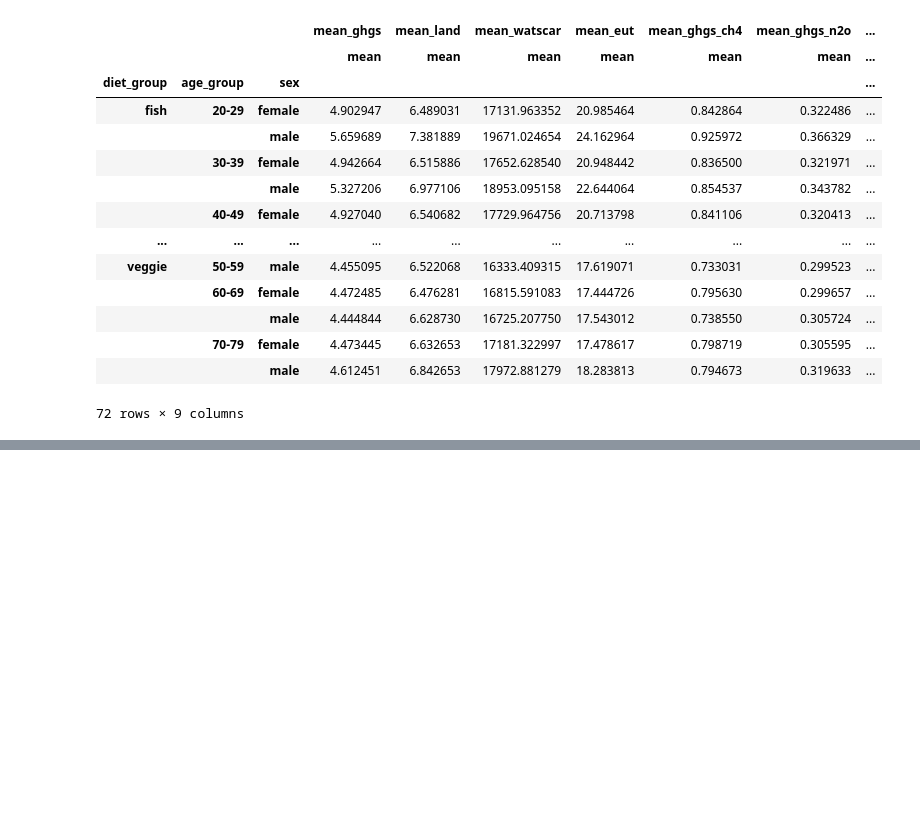
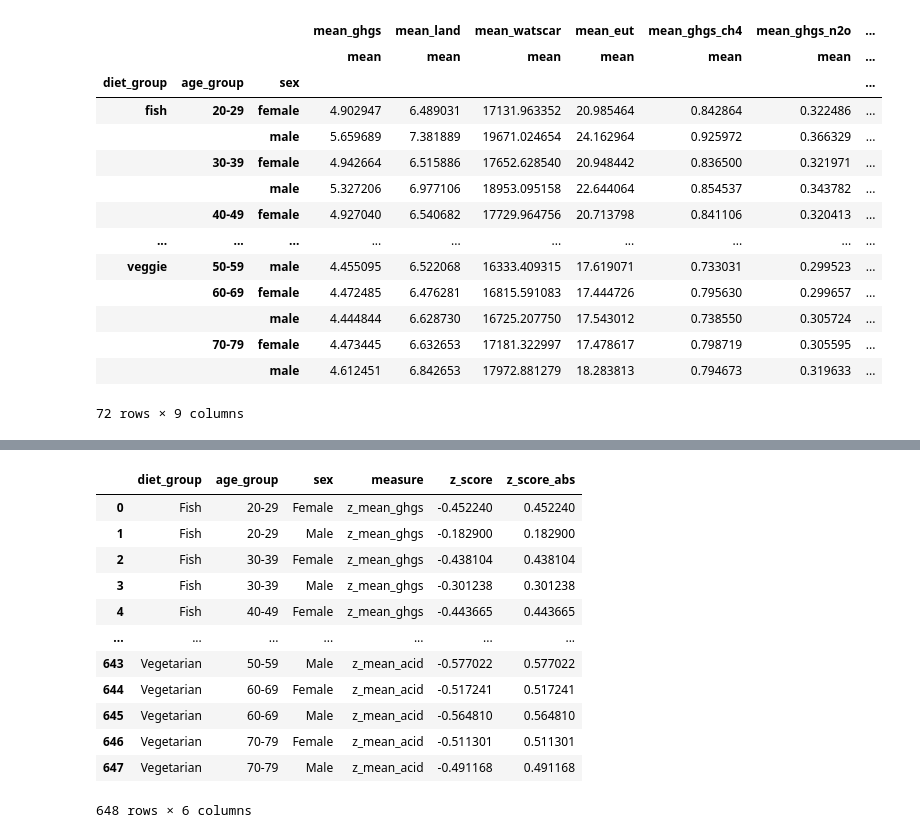
Before and after one commit to kr4m123/COMP4037-Coursework-2, a Jupyter notebook: treemap_full.ipynb, the cells around one changed output, grey strips where cells are left out. Saved outputs shown, nothing was run; the diff lists cells and outputs as text; code cells hidden in the pictures; blank space fills up the shorter version.

Commit message:
Changes to measure names

```diff
--- a/treemap_full.ipynb
+++ b/treemap_full.ipynb
@@ -94,0 +84,3 @@ agg_df.head()
+# %%
+pd.set_option('display.max_columns', None)
+agg_df.head()
@@ -101,9 +100,25 @@ long_df = agg_df.melt(
     var_name='measure',
     value_name='z_score'
 )
-# rename the measures in the measure column
-# (gets rid of the z_)
-long_df['measure'] = long_df['measure'].str.replace('z_', '').str.replace('_', ' ').str.title()
+# # rename the measures in the measure column
+# # (gets rid of the z_)
+# long_df['measure'] = long_df['measure'].str.replace('z_', '').str.replace('_', ' ').str.title()
 
 # calculates an absolute z score for treemap area
 long_df.loc[:, 'z_score_abs'] = long_df['z_score'].abs()
+# %%
+long_df
+# %% [output]
+|  | diet_group | age_group | sex | measure | z_score | z_score_abs |
+| 0 | Fish | 20-29 | Female | z_mean_ghgs | -0.452240 | 0.452240 |
+| 1 | Fish | 20-29 | Male | z_mean_ghgs | -0.182900 | 0.182900 |
+| 2 | Fish | 30-39 | Female | z_mean_ghgs | -0.438104 | 0.438104 |
+| 3 | Fish | 30-39 | Male | z_mean_ghgs | -0.301238 | 0.301238 |
+| 4 | Fish | 40-49 | Female | z_mean_ghgs | -0.443665 | 0.443665 |
+| ... | ... | ... | ... | ... | ... | ... |
+| 643 | Vegetarian | 50-59 | Male | z_mean_acid | -0.577022 | 0.577022 |
+| 644 | Vegetarian | 60-69 | Female | z_mean_acid | -0.517241 | 0.517241 |
+| 645 | Vegetarian | 60-69 | Male | z_mean_acid | -0.564810 | 0.564810 |
+| 646 | Vegetarian | 70-79 | Female | z_mean_acid | -0.511301 | 0.511301 |
+| 647 | Vegetarian | 70-79 | Male | z_mean_acid | -0.491168 | 0.491168 |
+648 rows × 6 columns
```
Also changed, not shown: parts of 5 cells of this notebook, 1 other file.
